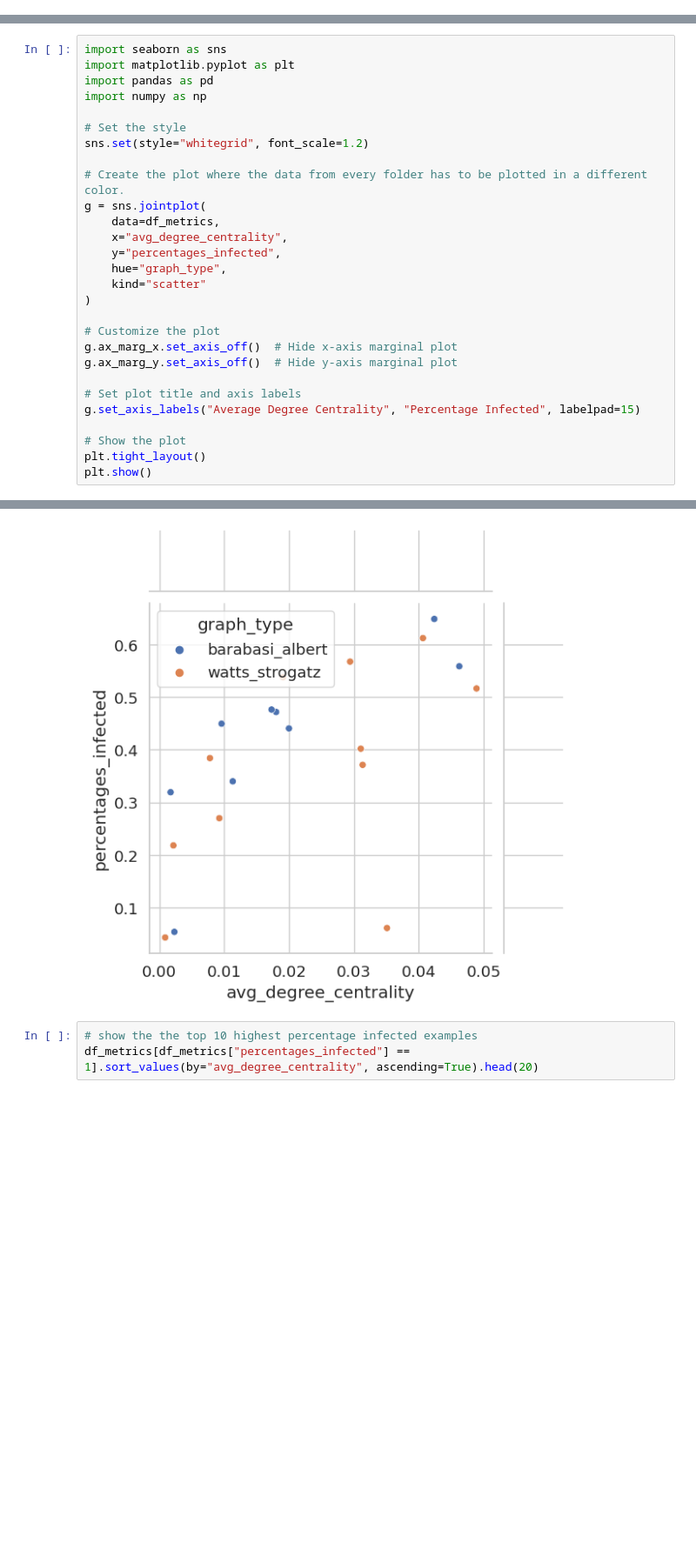
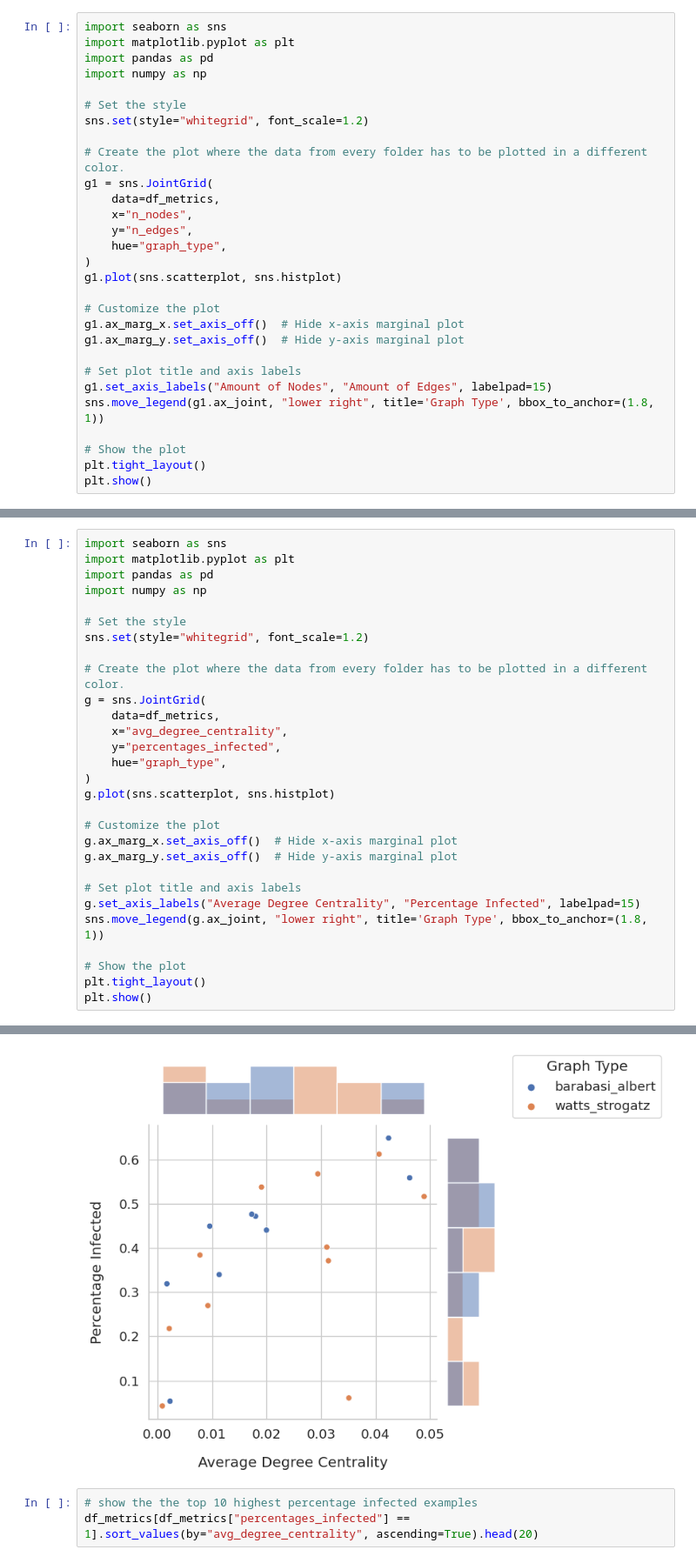
Before and after one commit to joh-dah/source_detection, a Jupyter notebook: report_vis/data_vis_cdf.ipynb, the cells around one changed output, grey strips where cells are left out. Shown at 87% size. Drawn from its saved outputs; the diff is of its cells as text; blank space fills up the shorter version.

Commit message:
fixed plot

```diff
--- a/report_vis/data_vis_cdf.ipynb
+++ b/report_vis/data_vis_cdf.ipynb
@@ -68,3 +68,32 @@ sns.scatterplot(data=df_metrics, x="avg_degree_centrality", y="percentages_infec
 # %% [output]
 <Axes: xlabel='avg_degree_centrality', ylabel='percentages_infected'>
 [figure]
+# %%
+import seaborn as sns
+import matplotlib.pyplot as plt
+import pandas as pd
+import numpy as np
+
+# Set the style
+sns.set(style="whitegrid", font_scale=1.2)
+
+# Create the plot where the data from every folder has to be plotted in a different color.
+g1 = sns.JointGrid(
+    data=df_metrics,
+    x="n_nodes",
+    y="n_edges",
+    hue="graph_type",
+)
+g1.plot(sns.scatterplot, sns.histplot)
+
+# Customize the plot
+g1.ax_marg_x.set_axis_off()  # Hide x-axis marginal plot
+g1.ax_marg_y.set_axis_off()  # Hide y-axis marginal plot
+
+# Set plot title and axis labels
+g1.set_axis_labels("Amount of Nodes", "Amount of Edges", labelpad=15)
+sns.move_legend(g1.ax_joint, "lower right", title='Graph Type', bbox_to_anchor=(1.8, 1))
+
+# Show the plot
+plt.tight_layout()
+plt.show()
@@ -78,13 +109,13 @@ import numpy as np
 sns.set(style="whitegrid", font_scale=1.2)
 
 # Create the plot where the data from every folder has to be plotted in a different color.
-g = sns.jointplot(
+g = sns.JointGrid(
     data=df_metrics,
     x="avg_degree_centrality",
     y="percentages_infected",
     hue="graph_type",
-    kind="scatter"
 )
+g.plot(sns.scatterplot, sns.histplot)
 
 # Customize the plot
 g.ax_marg_x.set_axis_off()  # Hide x-axis marginal plot
@@ -92,6 +123,7 @@ g.ax_marg_y.set_axis_off()  # Hide y-axis marginal plot
 
 # Set plot title and axis labels
 g.set_axis_labels("Average Degree Centrality", "Percentage Infected", labelpad=15)
+sns.move_legend(g.ax_joint, "lower right", title='Graph Type', bbox_to_anchor=(1.8, 1))
 
 # Show the plot
 plt.tight_layout()
@@ -101,4 +132,4 @@ TypeError: ufunc 'isfinite' not supported for the input types, and the inputs co
-[figure, old version]
+[figure, new version]
 # %%
 # show the the top 10 highest percentage infected examples
 df_metrics[df_metrics["percentages_infected"] == 1].sort_values(by="avg_degree_centrality", ascending=True).head(20)
```
Also changed, not shown: parts of 3 cells of this notebook.
